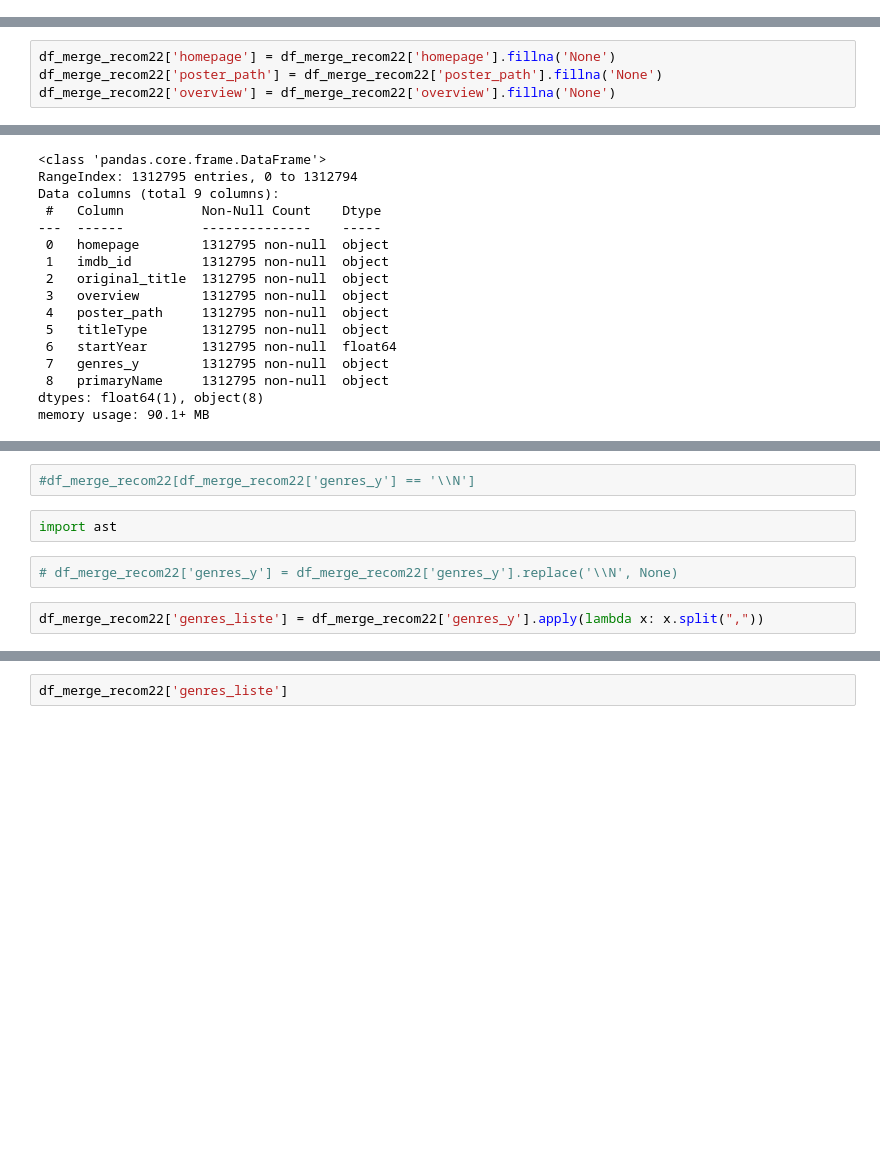
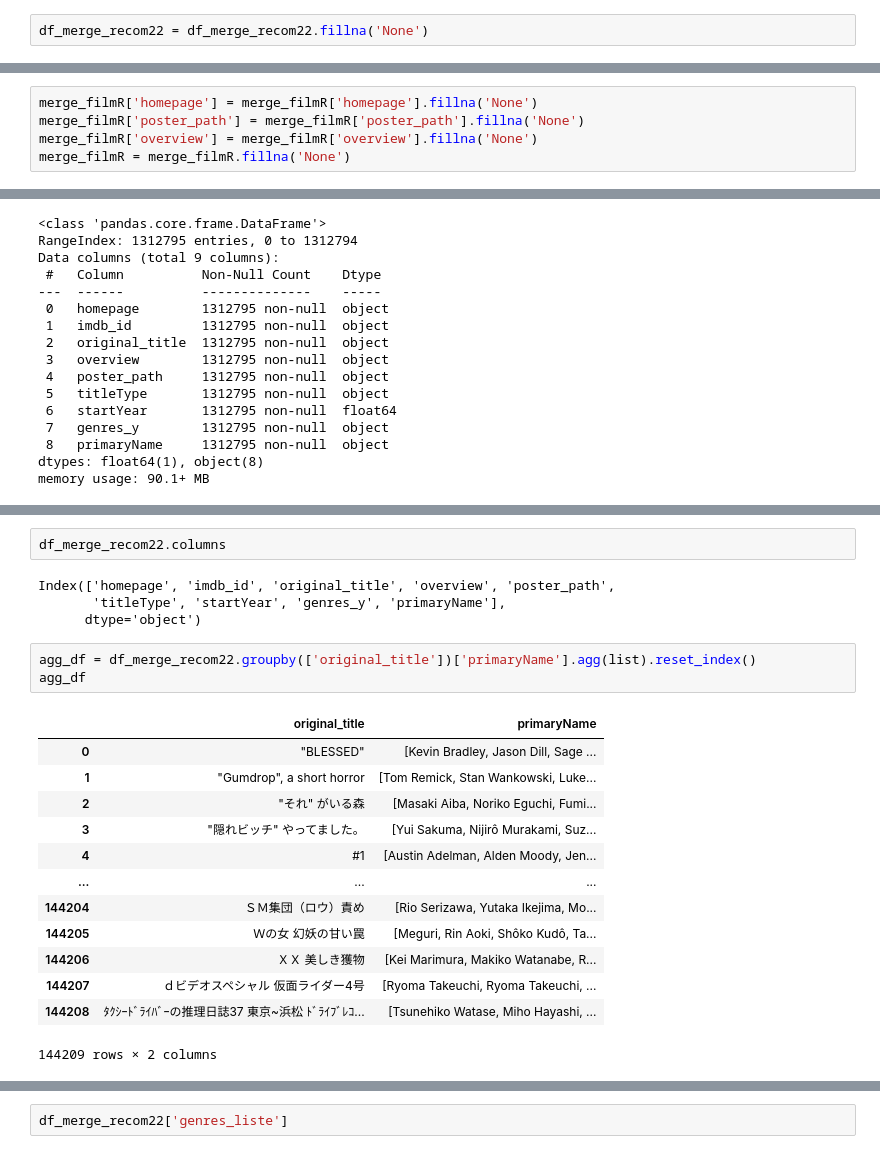
Before and after one commit to aurelieDANIEL2003/projet2_AAA, a Jupyter notebook: Recommendation3.ipynb, the cells around one changed output, grey strips where cells are left out. Cells and saved outputs as stored; diff of their text form; blank space fills up the shorter version.

```diff
--- a/Recommendation3.ipynb
+++ b/Recommendation3.ipynb
@@ -26,3 +26,5 @@ from sklearn.linear_model import LogisticRegression
 chemin_bd = r"./bd_ignore/"
 # %%
 df_merge_recom22 = pd.read_csv(chemin_bd+"resultat2/df_merge_recom21.csv")
+# %%
+df_merge_recom22 = df_merge_recom22.fillna('None')
@@ -29,7 +40,8 @@ df_merge_recom22 = pd.read_csv(chemin_bd+"resultat2/df_merge_recom21.csv")
 # %%
-df_merge_recom22['homepage'] = df_merge_recom22['homepage'].fillna('None')
-df_merge_recom22['poster_path'] = df_merge_recom22['poster_path'].fillna('None')
-df_merge_recom22['overview'] = df_merge_recom22['overview'].fillna('None')
+merge_filmR['homepage'] = merge_filmR['homepage'].fillna('None')
+merge_filmR['poster_path'] = merge_filmR['poster_path'].fillna('None')
+merge_filmR['overview'] = merge_filmR['overview'].fillna('None')
+merge_filmR = merge_filmR.fillna('None')
 # %%
 df_merge_recom22.info()
 # %% [output]
@@ -72,8 +64,23 @@ list(df_merge_recom22['genres_y'].unique())
-# %%
-#df_merge_recom22[df_merge_recom22['genres_y'] == '\\N']
-# %%
-import ast
-# %%
-# df_merge_recom22['genres_y'] = df_merge_recom22['genres_y'].replace('\\N', None)
-# %%
-df_merge_recom22['genres_liste'] = df_merge_recom22['genres_y'].apply(lambda x: x.split(","))
+# %%
+df_merge_recom22.columns
+# %% [output]
+Index(['homepage', 'imdb_id', 'original_title', 'overview', 'poster_path',
+       'titleType', 'startYear', 'genres_y', 'primaryName'],
+      dtype='object')
+# %%
+agg_df = df_merge_recom22.groupby(['original_title'])['primaryName'].agg(list).reset_index()
+agg_df
+# %% [output]
+|  | original_title | primaryName |
+| 0 | "BLESSED" | [Kevin Bradley, Jason Dill, Sage ... |
+| 1 | "Gumdrop", a short horror | [Tom Remick, Stan Wankowski, Luke... |
+| 2 | "それ" がいる森 | [Masaki Aiba, Noriko Eguchi, Fumi... |
+| 3 | "隠れビッチ" やってました。 | [Yui Sakuma, Nijirô Murakami, Suz... |
+| 4 | #1 | [Austin Adelman, Alden Moody, Jen... |
+| ... | ... | ... |
+| 144204 | ＳＭ集団（ロウ）責め | [Rio Serizawa, Yutaka Ikejima, Mo... |
+| 144205 | Ｗの女 幻妖の甘い罠 | [Meguri, Rin Aoki, Shôko Kudô, Ta... |
+| 144206 | ＸＸ 美しき獲物 | [Kei Marimura, Makiko Watanabe, R... |
+| 144207 | ｄビデオスペシャル 仮面ライダー4号 | [Ryoma Takeuchi, Ryoma Takeuchi, ... |
+| 144208 | ﾀｸｼｰﾄﾞﾗｲﾊﾞｰの推理日誌37 東京~浜松 ﾄﾞﾗｲﾌﾞﾚｺ... | [Tsunehiko Watase, Miho Hayashi, ... |
+144209 rows × 2 columns
```
Also changed, not shown: parts of 11 cells of this notebook, 1 other file.
